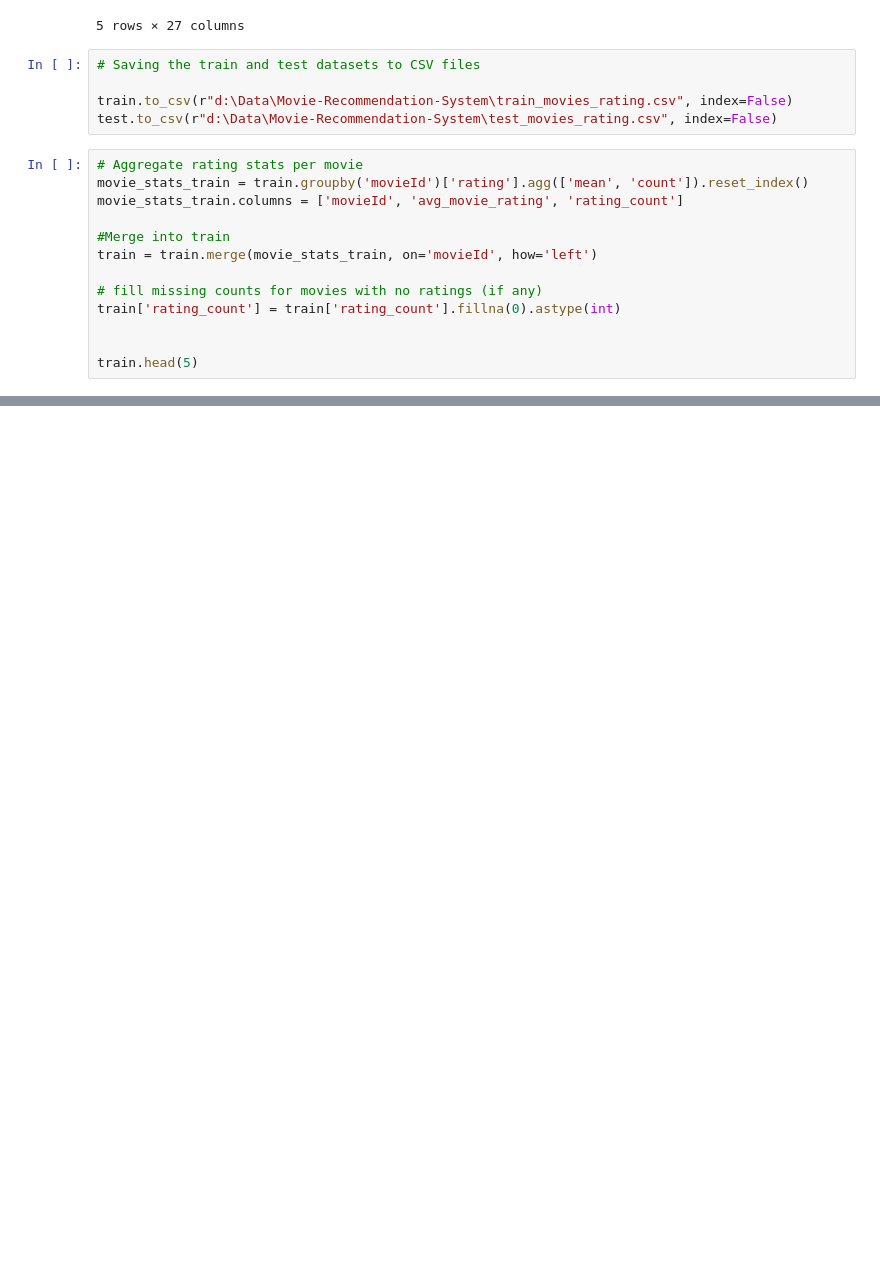
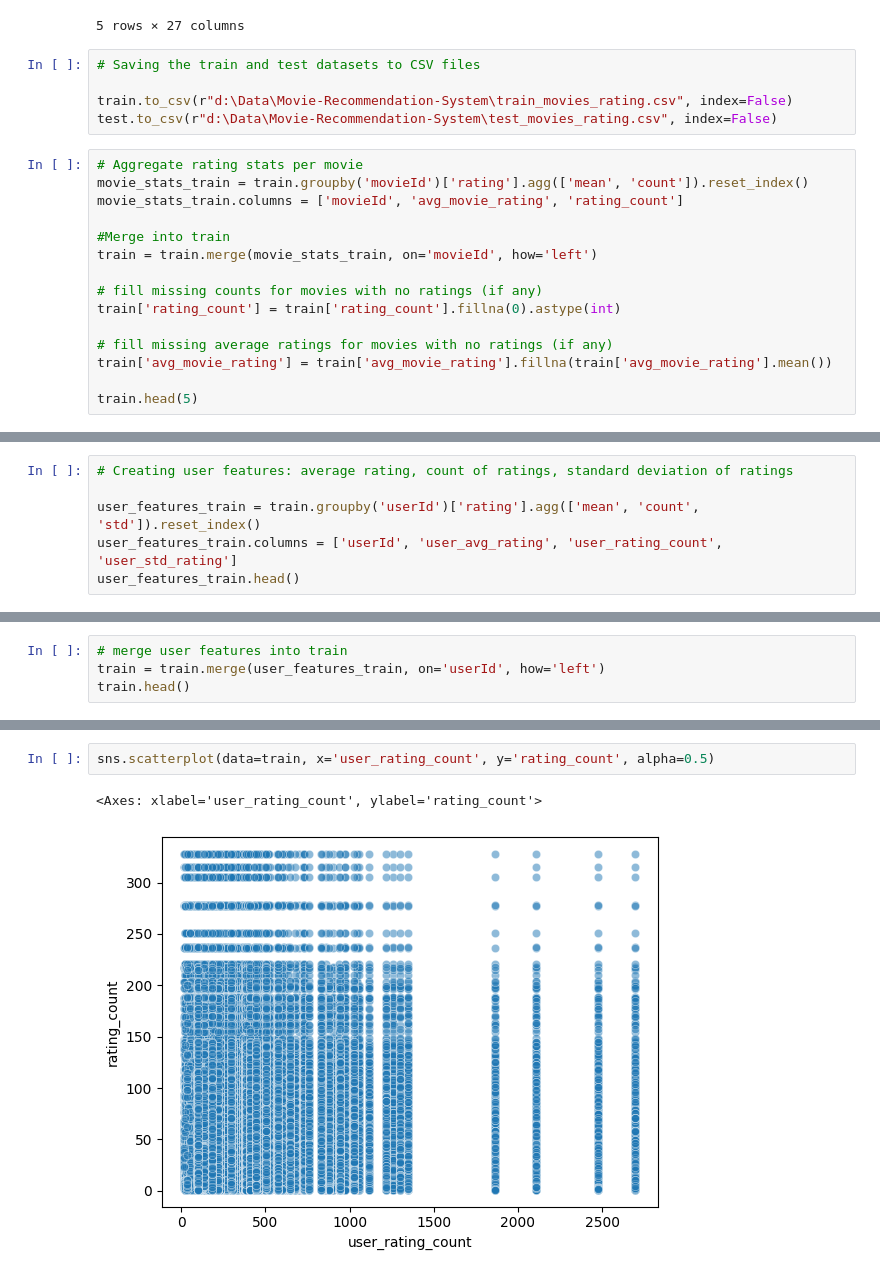
Before and after one commit to Deelaw15/Movie-Recommendation-System, a Jupyter notebook: Data Pre-processing.ipynb, the cells around one changed output, grey strips where cells are left out. Cells and saved outputs as stored; diff of their text form; blank space fills up the shorter version.

```diff
--- a/Data Pre-processing.ipynb
+++ b/Data Pre-processing.ipynb
@@ -651,5 +637,7 @@ train = train.merge(movie_stats_train, on='movieId', how='left')
 # fill missing counts for movies with no ratings (if any)
 train['rating_count'] = train['rating_count'].fillna(0).astype(int)
 
+# fill missing average ratings for movies with no ratings (if any)
+train['avg_movie_rating'] = train['avg_movie_rating'].fillna(train['avg_movie_rating'].mean())
 
 train.head(5)
@@ -664,0 +668,6 @@ Index(['movieId', 'title', 'genres', 'userId', 'rating', 'dt', 'year',
+# %%
+# Creating user features: average rating, count of ratings, standard deviation of ratings
+
+user_features_train = train.groupby('userId')['rating'].agg(['mean', 'count', 'std']).reset_index()
+user_features_train.columns = ['userId', 'user_avg_rating', 'user_rating_count', 'user_std_rating']
+user_features_train.head()
@@ -664,0 +681,4 @@ Index(['movieId', 'title', 'genres', 'userId', 'rating', 'dt', 'year',
+# %%
+# merge user features into train
+train = train.merge(user_features_train, on='userId', how='left')
+train.head()
@@ -664,0 +710,5 @@ Index(['movieId', 'title', 'genres', 'userId', 'rating', 'dt', 'year',
+# %%
+sns.scatterplot(data=train, x='user_rating_count', y='rating_count', alpha=0.5)
+# %% [output]
+<Axes: xlabel='user_rating_count', ylabel='rating_count'>
+[figure, added]
```
Also changed, not shown: parts of 9 cells of this notebook.
